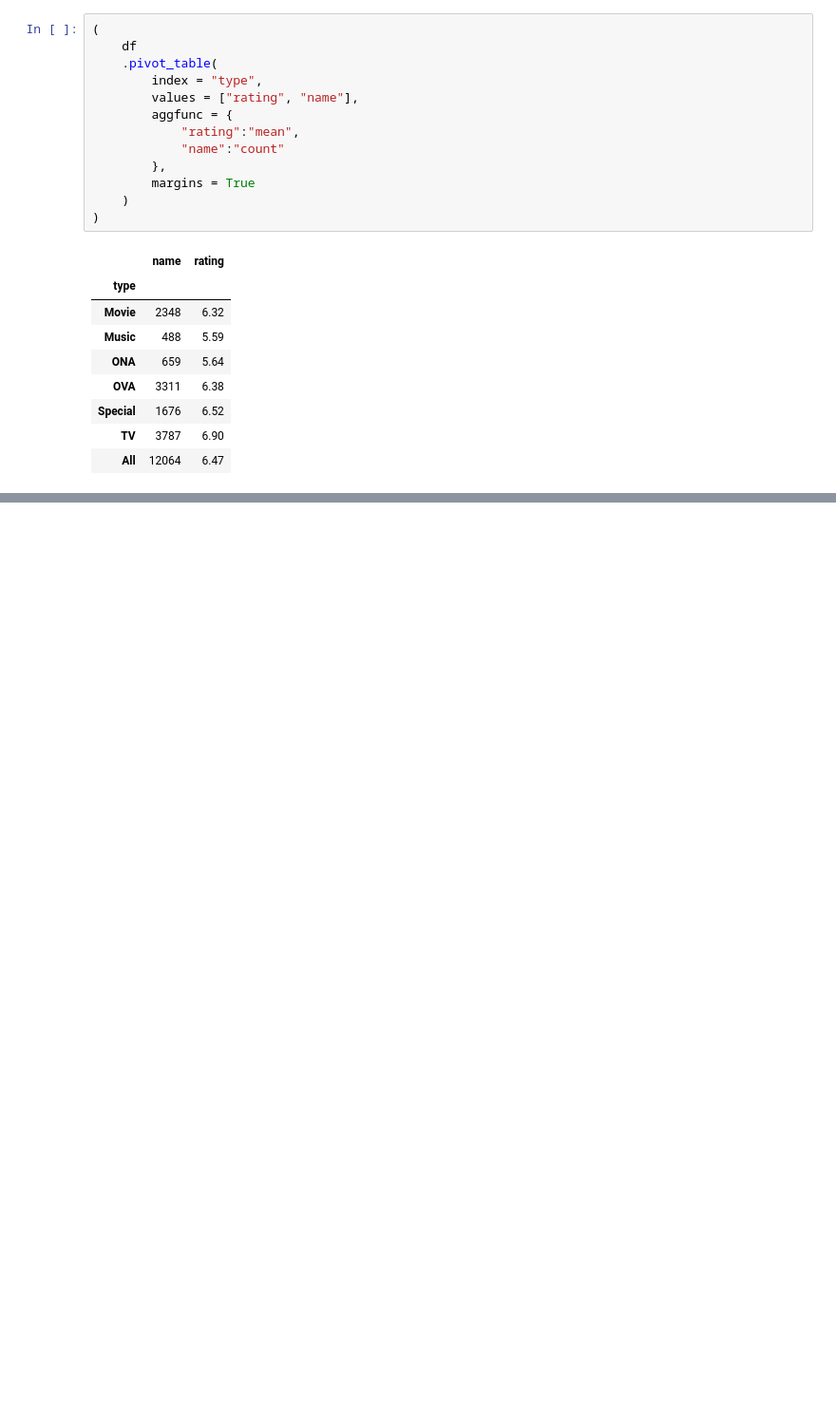
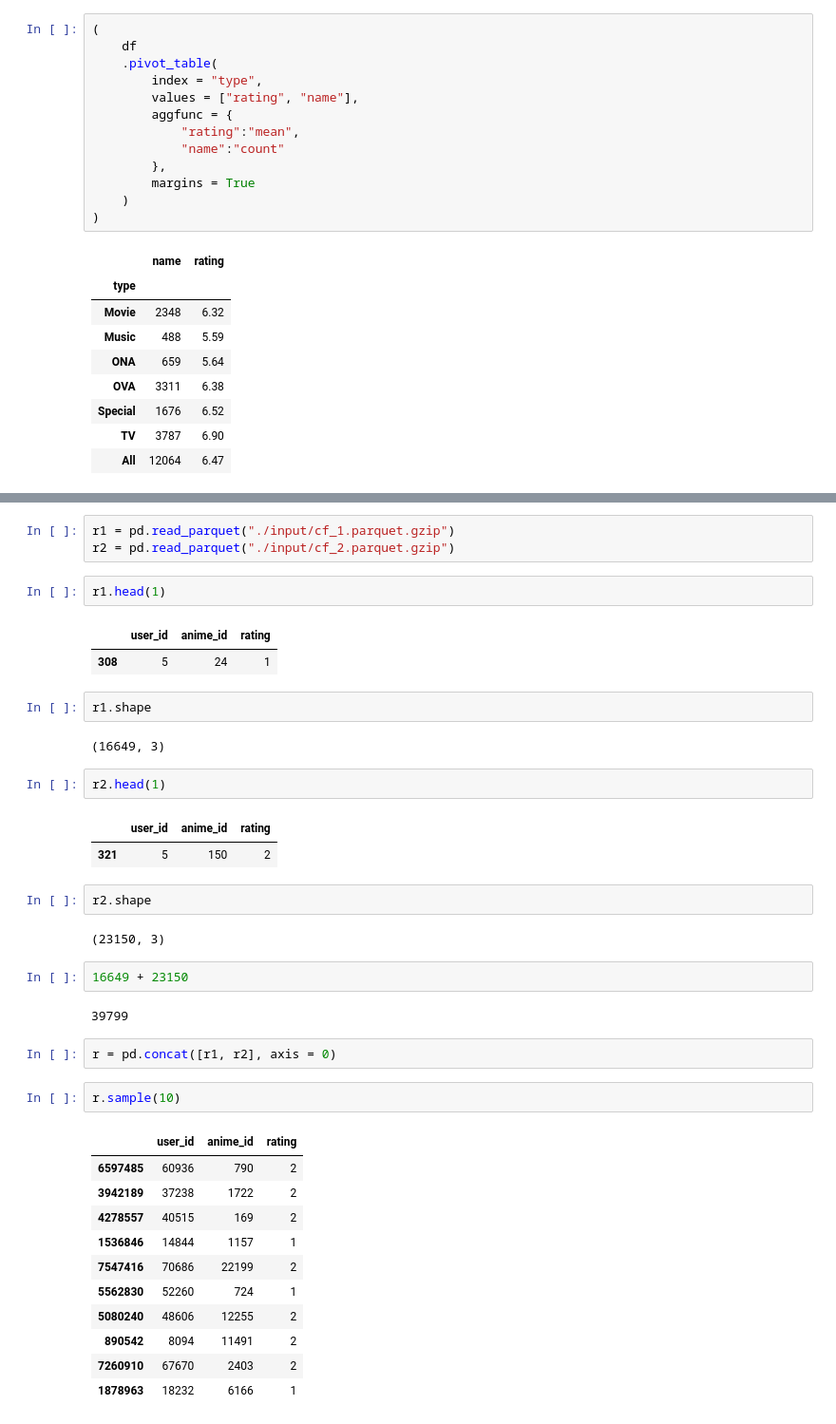
Before and after one commit to DalilaGimenez/nuclio_charlas, a Jupyter notebook: PANDAS.ipynb, the cells around one changed output, grey strips where cells are left out. Shown: that part at 95% size. Drawn from its saved outputs; the diff is of its cells as text; blank space fills up the shorter version.

```diff
--- a/PANDAS.ipynb
+++ b/PANDAS.ipynb
@@ -628,0 +754,41 @@ A continuación dejamos algunos links útiles para profundizar en algunos de los
+# %%
+r1 = pd.read_parquet("./input/cf_1.parquet.gzip")
+r2 = pd.read_parquet("./input/cf_2.parquet.gzip")
+# %%
+r1.head(1)
+# %% [output]
+|  | user_id | anime_id | rating |
+| 308 | 5 | 24 | 1 |
+# %%
+r1.shape
+# %% [output]
+(16649, 3)
+# %%
+r2.head(1)
+# %% [output]
+|  | user_id | anime_id | rating |
+| 321 | 5 | 150 | 2 |
+# %%
+r2.shape
+# %% [output]
+(23150, 3)
+# %%
+16649 + 23150
+# %% [output]
+39799
+# %%
+r = pd.concat([r1, r2], axis = 0)
+# %%
+r.sample(10)
+# %% [output]
+|  | user_id | anime_id | rating |
+| 6597485 | 60936 | 790 | 2 |
+| 3942189 | 37238 | 1722 | 2 |
+| 4278557 | 40515 | 169 | 2 |
+| 1536846 | 14844 | 1157 | 1 |
+| 7547416 | 70686 | 22199 | 2 |
+| 5562830 | 52260 | 724 | 1 |
+| 5080240 | 48606 | 12255 | 2 |
+| 890542 | 8094 | 11491 | 2 |
+| 7260910 | 67670 | 2403 | 2 |
+| 1878963 | 18232 | 6166 | 1 |
```
Also changed, not shown: parts of 56 cells of this notebook, 2 other files.
